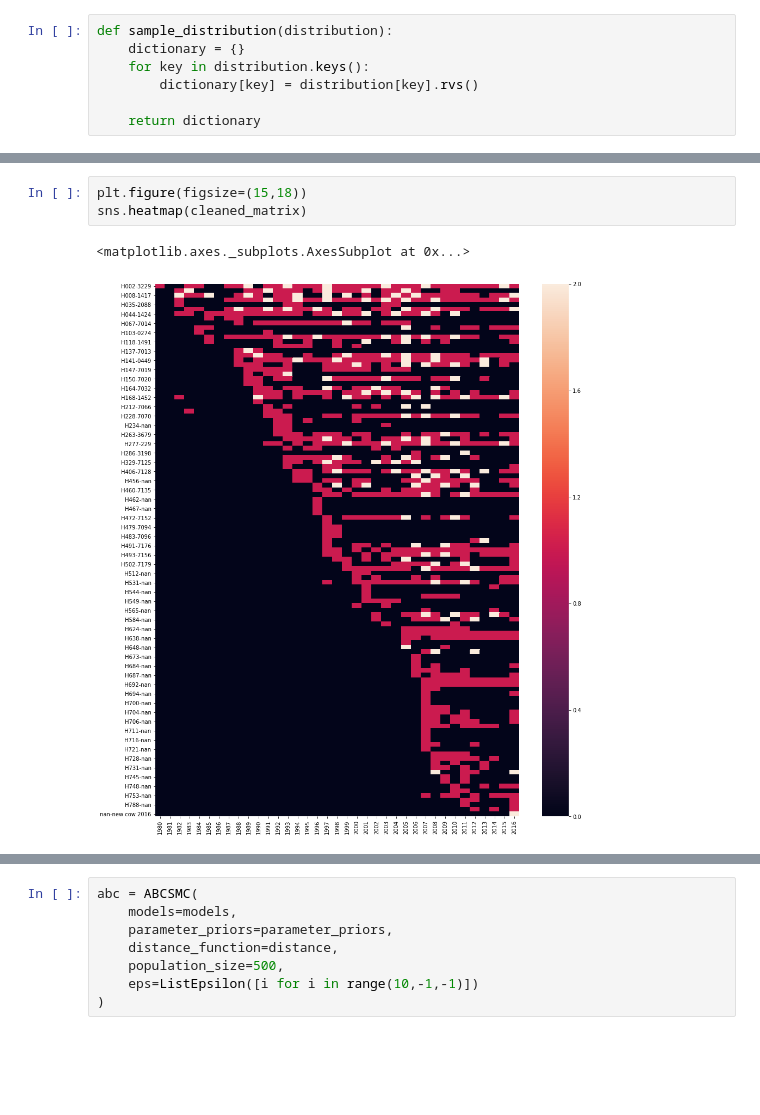
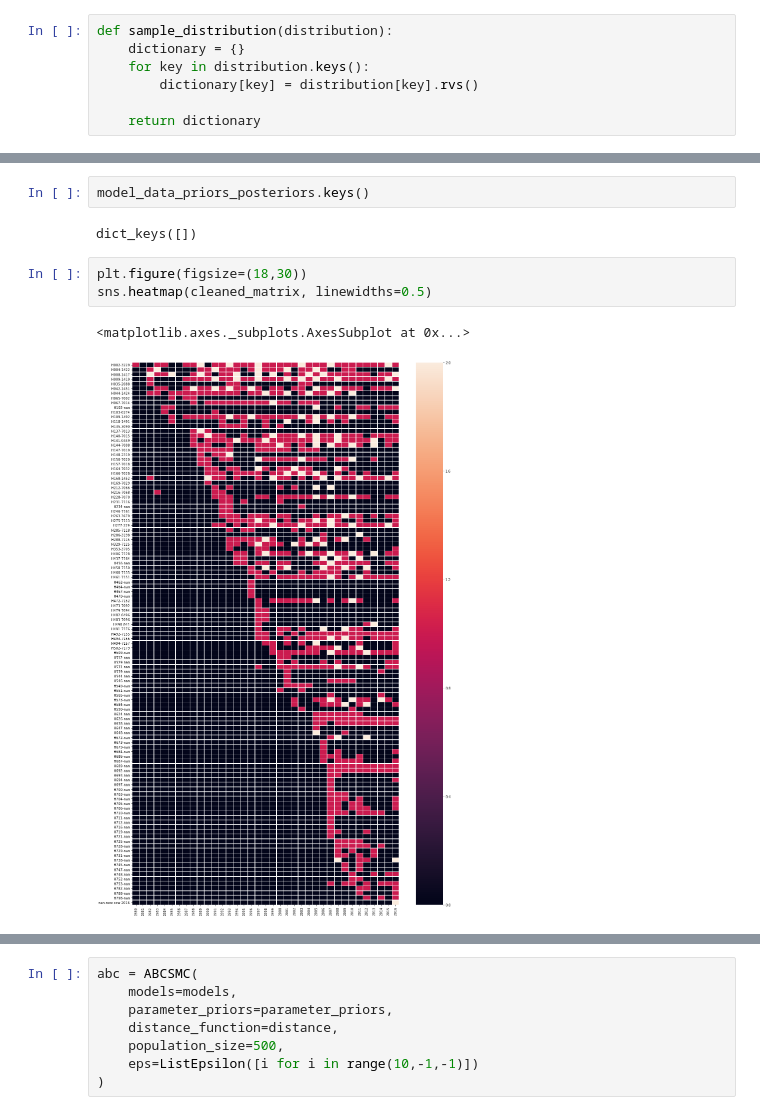
Before and after one commit to Edderic/mics-whales, a Jupyter notebook: mics-whales.ipynb, the cells around one changed output, grey strips where cells are left out. Saved outputs shown, nothing was run; the diff lists cells and outputs as text; blank space fills up the shorter version.

```diff
--- a/mics-whales.ipynb
+++ b/mics-whales.ipynb
@@ -990,6 +1021,10 @@ model_simple(sample_distribution(model_simple_priors['H002-3229']))
+# %%
+model_data_priors_posteriors.keys()
+# %% [output]
+dict_keys([])
 # %%
-plt.figure(figsize=(15,18))
-sns.heatmap(cleaned_matrix)
+plt.figure(figsize=(18,30))
+sns.heatmap(cleaned_matrix, linewidths=0.5)
 # %% [output]
 <matplotlib.axes._subplots.AxesSubplot at 0x...>
-[figure, old version]
+[figure, new version]
```
Also changed, not shown: parts of 42 cells of this notebook, 1 other file.
